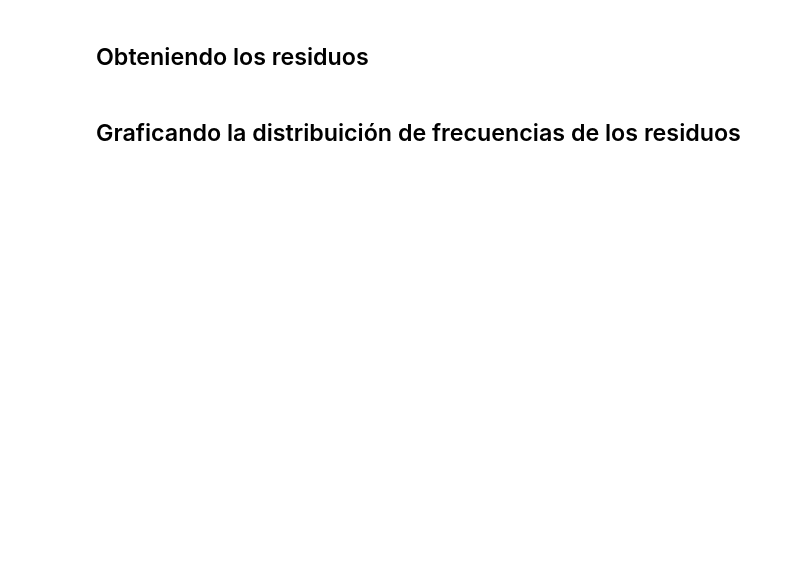
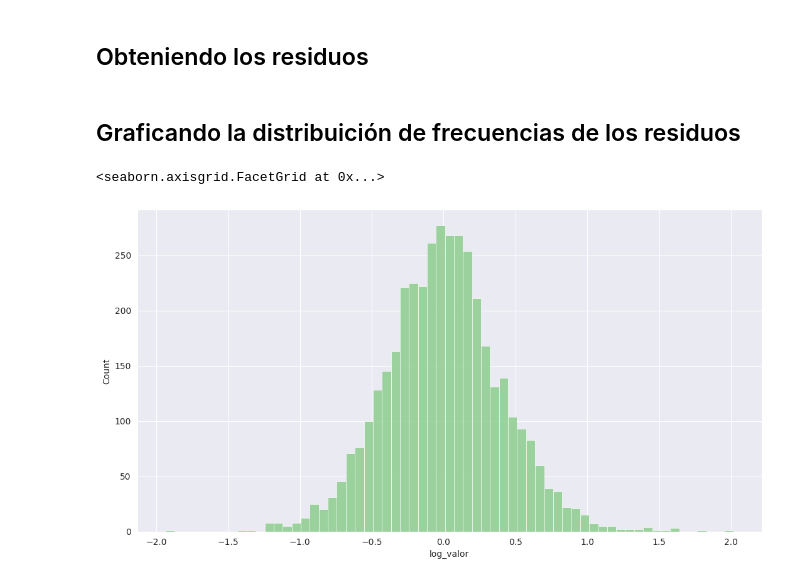
Before and after one commit to mespealva/numpy, a Jupyter notebook: Regresión_Lineal_II.ipynb, the cells around one changed output. Saved outputs shown, nothing was run; the diff lists cells and outputs as text; code cells hidden in the pictures; blank space fills up the shorter version.

```diff
--- a/Regresión_Lineal_II.ipynb
+++ b/Regresión_Lineal_II.ipynb
@@ -466,10 +539,15 @@ ax
 # %% [markdown]
 ## Obteniendo los residuos
+# %%
+residuos =y_train-y_predict_train
 # %% [markdown]
 ## Graficando la distribuición de frecuencias de los residuos
 # %%
-
+ax= sns.displot(residuos)
 ax.figure.set_size_inches(12, 6)
-ax.set_title('Distribuición de Frecuencias de los Residuos', fontsize=18)
-ax.set_xlabel('log del Precio', fontsize=14)
+#ax.set_title('Distribuición de Frecuencias de los Residuos', fontsize=18)
+#ax.set_xlabel('log del Precio', fontsize=14)
 ax
+# %% [output]
+<seaborn.axisgrid.FacetGrid at 0x...>
+[figure, added]
```
Also changed, not shown: parts of 18 cells of this notebook.
